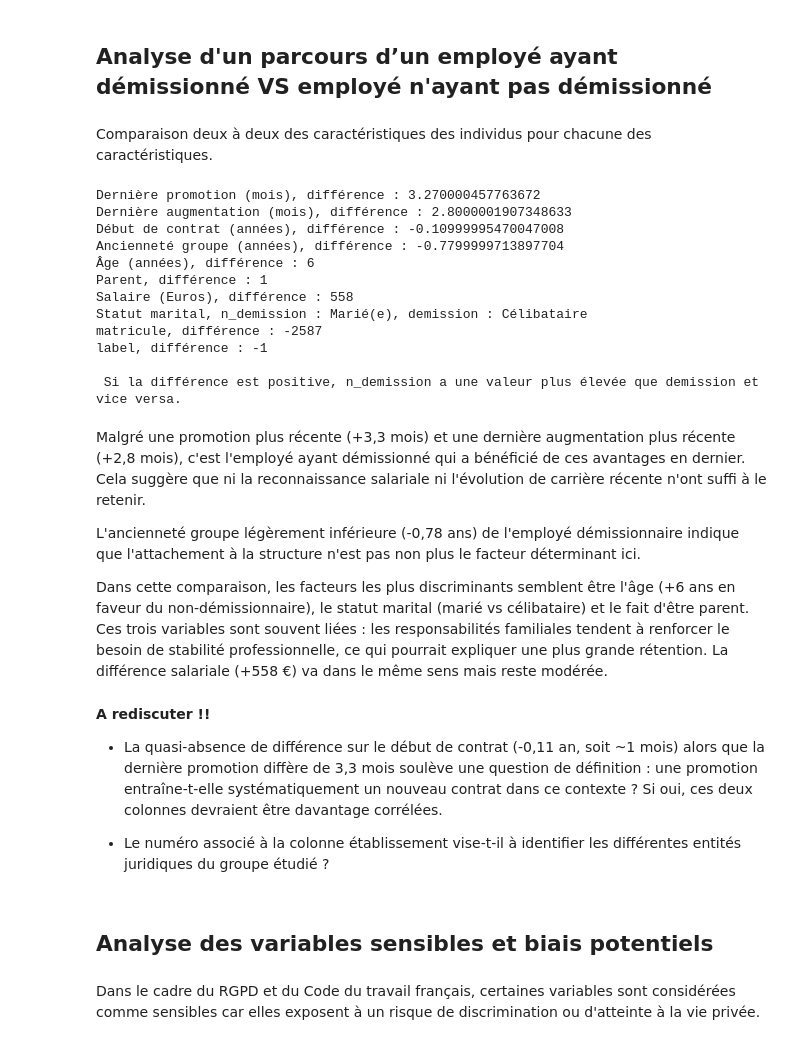
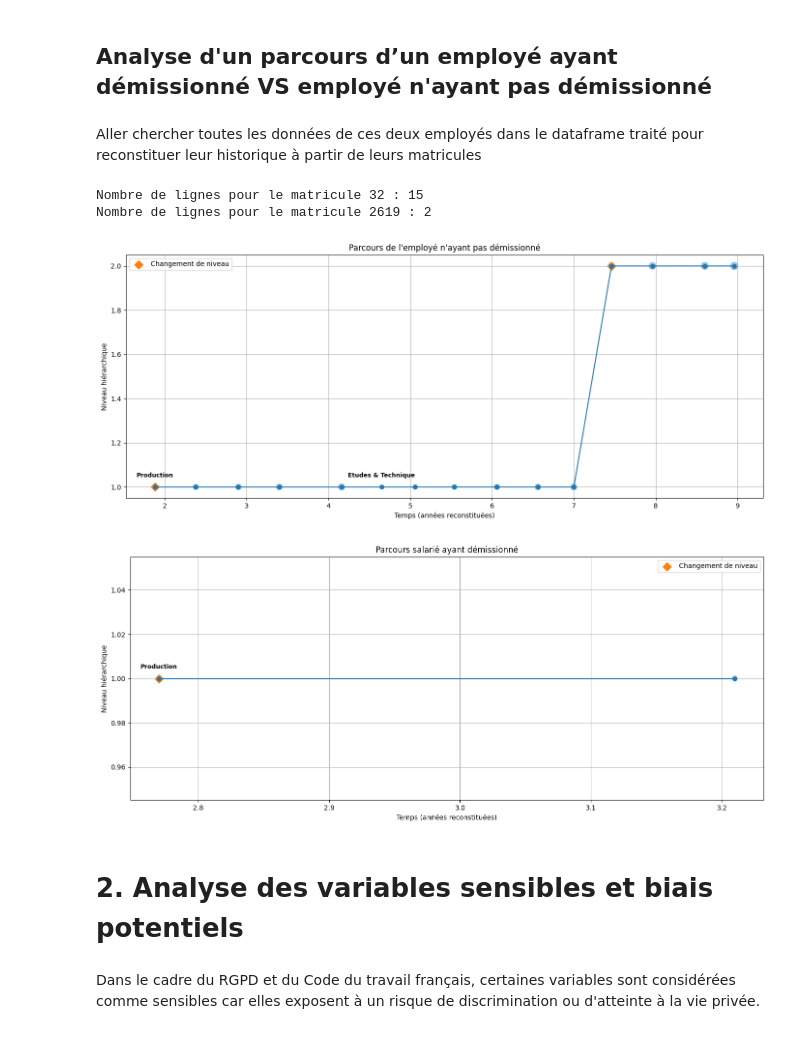
Before and after one commit to cons00000/REXAI_project, a Jupyter notebook: analayse.ipynb, the cells around one changed output. Saved outputs shown, nothing was run; the diff lists cells and outputs as text; code cells hidden in the pictures.

```diff
--- a/analayse.ipynb
+++ b/analayse.ipynb
@@ -140,51 +144,27 @@ Name: label, dtype: float64
 ## Analyse d'un parcours d’un employé ayant démissionné VS employé n'ayant pas démissionné
 # %%
 n_demission = df[df['label'] == 0].iloc[0] # employé n'ayant pas démisionné au cours des 6 prochains mois
+n_dem_matricule = n_demission['matricule']
+n_dem_famille_emploi = n_demission['Famille d\'emploi']
 
-demission = df[df['label'] == 1].iloc[0] # employé ayant démisionné au cours des 6 prochains mois
+demission = df[(df['label'] == 1) & (df['Famille d\'emploi'] == n_dem_famille_emploi)].iloc[0] # employé ayant démisionné au cours des 6 prochains mois avec la même famille d'emploi que l'employé n'ayant pas démisionné
+dem_matricule = demission['matricule']
 # %% [markdown]
-Comparaison deux à deux des caractéristiques des individus pour chacune des caractéristiques.
+Aller chercher toutes les données de ces deux employés dans le dataframe traité pour reconstituer leur historique à partir de leurs matricules
 # %%
-difference = {}
-for col in df.columns:
-    if n_demission[col] != demission[col]:
-        difference[col] = (n_demission[col], demission[col])
-
-for col, values in difference.items():
-    if pd.api.types.is_numeric_dtype(df[col]):
-        diff=(values[0] - values[1])
-        print(f"{col}, différence : {diff}")
-    else:
-        print(f"{col}, n_demission : {values[0]}, demission : {values[1]}")
-
-print("\n Si la différence est positive, n_demission a une valeur plus élevée que demission et vice versa.")
+n_dem_parcours = get_parcours(df, n_dem_matricule)
+dem_parcours = get_parcours(df, dem_matricule)
 # %% [output]
-Dernière promotion (mois), différence : 3.270000457763672
-Dernière augmentation (mois), différence : 2.8000001907348633
-Début de contrat (années), différence : -0.10999995470047008
-Ancienneté groupe (années), différence : -0.7799999713897704
-Âge (années), différence : 6
-Parent, différence : 1
-Salaire (Euros), différence : 558
-Statut marital, n_demission : Marié(e), demission : Célibataire
-matricule, différence : -2587
-label, différence : -1
-
- Si la différence est positive, n_demission a une valeur plus élevée que demission et vice versa.
+Nombre de lignes pour le matricule 32 : 15
+Nombre de lignes pour le matricule 2619 : 2
-# %% [markdown]
-Malgré une promotion plus récente (+3,3 mois) et une dernière augmentation plus récente (+2,8 mois), c'est l'employé ayant démissionné qui a bénéficié de ces avantages en dernier. Cela suggère que ni la reconnaissance salariale ni l'évolution de carrière récente n'ont suffi à le retenir.
-
-L'ancienneté groupe légèrement inférieure (-0,78 ans) de l'employé démissionnaire indique que l'attachement à la structure n'est pas non plus le facteur déterminant ici.
-
-Dans cette comparaison, les facteurs les plus discriminants semblent être l'âge (+6 ans en faveur du non-démissionnaire), le statut marital (marié vs célibataire) et le fait d'être parent. Ces trois variables sont souvent liées : les responsabilités familiales tendent à renforcer le besoin de stabilité professionnelle, ce qui pourrait expliquer une plus grande rétention. La différence salariale (+558 €) va dans le même sens mais reste modérée.
-# %% [markdown]
-**A rediscuter !!**
-
-- La quasi-absence de différence sur le début de contrat (-0,11 an, soit ~1 mois) alors que la dernière promotion diffère de 3,3 mois soulève une question de définition : une promotion entraîne-t-elle systématiquement un nouveau contrat dans ce contexte ? Si oui, ces deux colonnes devraient être davantage corrélées.
-
-- Le numéro associé à la colonne établissement vise-t-il à identifier les différentes entités juridiques du groupe étudié ?
+# %%
+plot_parcours(n_dem_parcours, title="Parcours de l'employé n'ayant pas démissionné")
+plot_parcours(dem_parcours, "Parcours salarié ayant démissionné")
+# %% [output]
+[figure, added]
+[figure, added]
 # %% [markdown]
-## Analyse des variables sensibles et biais potentiels
+# 2. Analyse des variables sensibles et biais potentiels
 # %% [markdown]
 Dans le cadre du RGPD et du Code du travail français, certaines variables sont considérées comme sensibles car elles exposent à un risque de discrimination ou d'atteinte à la vie privée.
 # %% [markdown]
```
Also changed, not shown: parts of 3 cells of this notebook, 3 other files.
